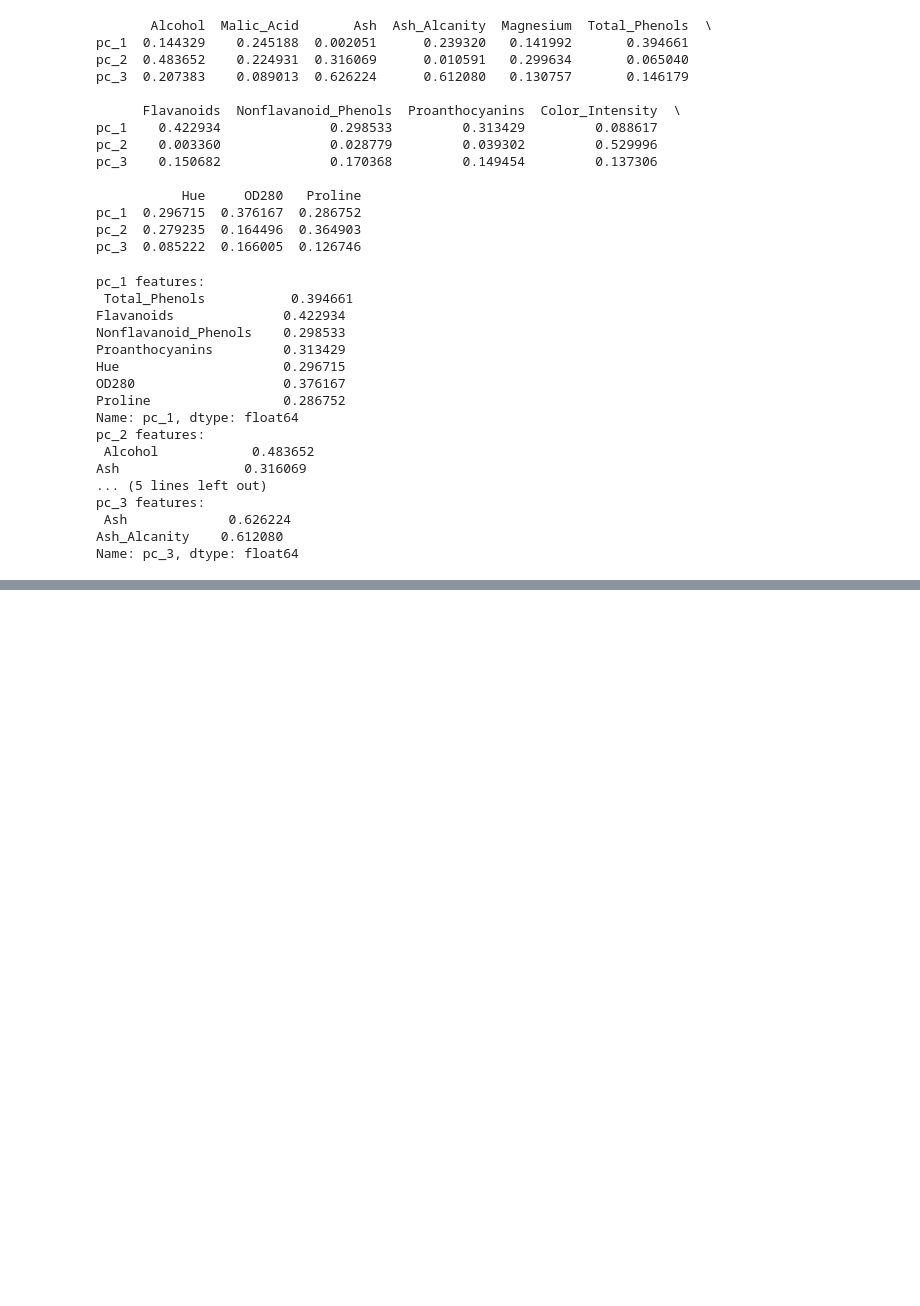
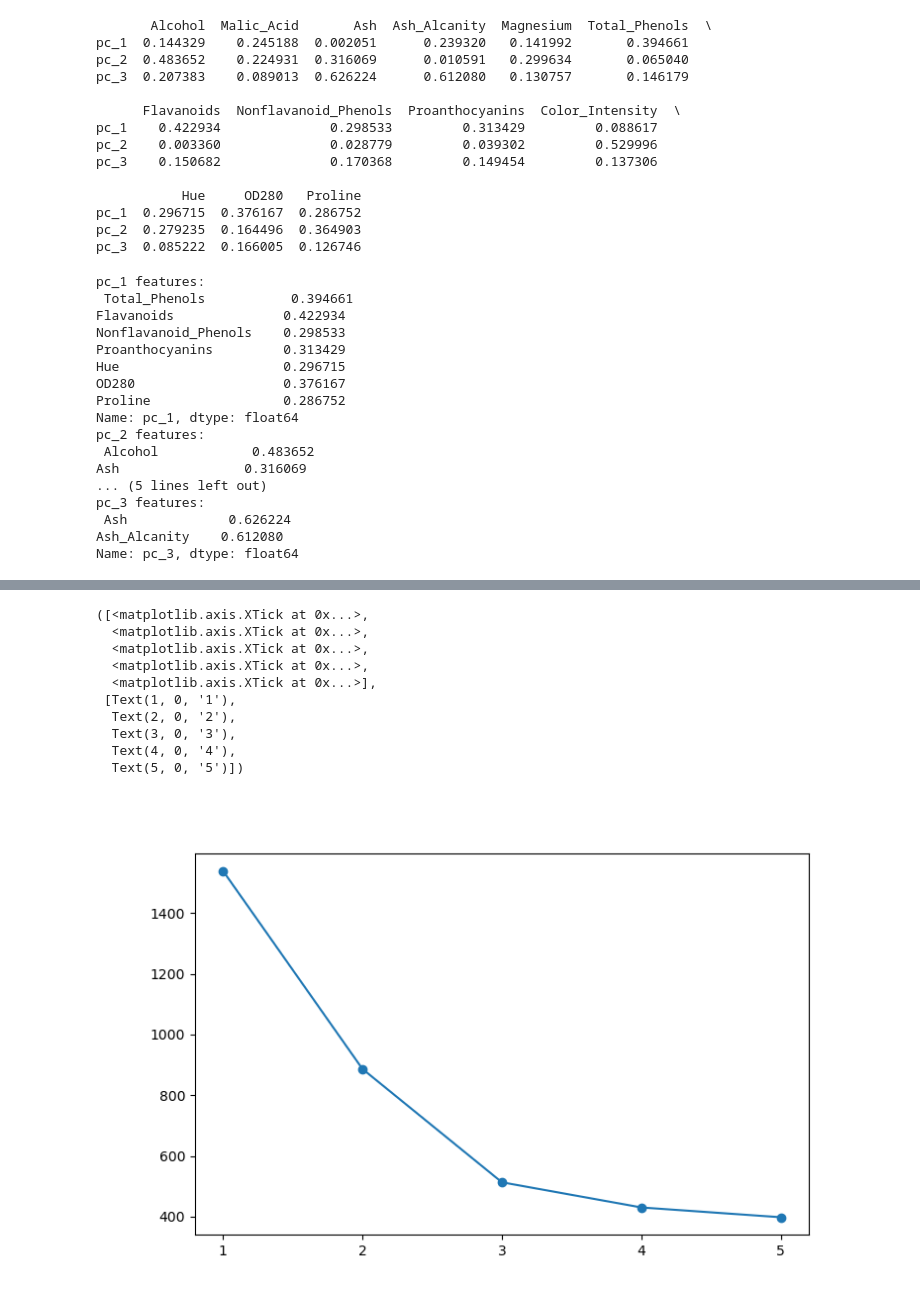
Before and after one commit to GoldPapaya/k-means-clustering, a Jupyter notebook: index.ipynb, the cells around one changed output, grey strips where cells are left out. Saved outputs shown, nothing was run; the diff lists cells and outputs as text; code cells hidden in the pictures; blank space fills up the shorter version.

```diff
--- a/index.ipynb
+++ b/index.ipynb
@@ -235,0 +202,19 @@ print(wcss)
+# %%
+# Input wcss scores (y) below and run to produce an elbow graph
+y = np.array([1539.50,886.59,513.06, 430.13, 397.85]) # Scores for n = 1, 2, ..., 5
+x = np.array(range(1, n+1))
+plt.figure(figsize=(8, 5))
+plt.plot(x, y, marker='o')
+plt.xticks(x)
+# %% [output]
+([<matplotlib.axis.XTick at 0x...>,
+  <matplotlib.axis.XTick at 0x...>,
+  <matplotlib.axis.XTick at 0x...>,
+  <matplotlib.axis.XTick at 0x...>,
+  <matplotlib.axis.XTick at 0x...>],
+ [Text(1, 0, '1'),
+  Text(2, 0, '2'),
+  Text(3, 0, '3'),
+  Text(4, 0, '4'),
+  Text(5, 0, '5')])
+[figure, added]
```
Also changed, not shown: parts of 6 cells of this notebook.
